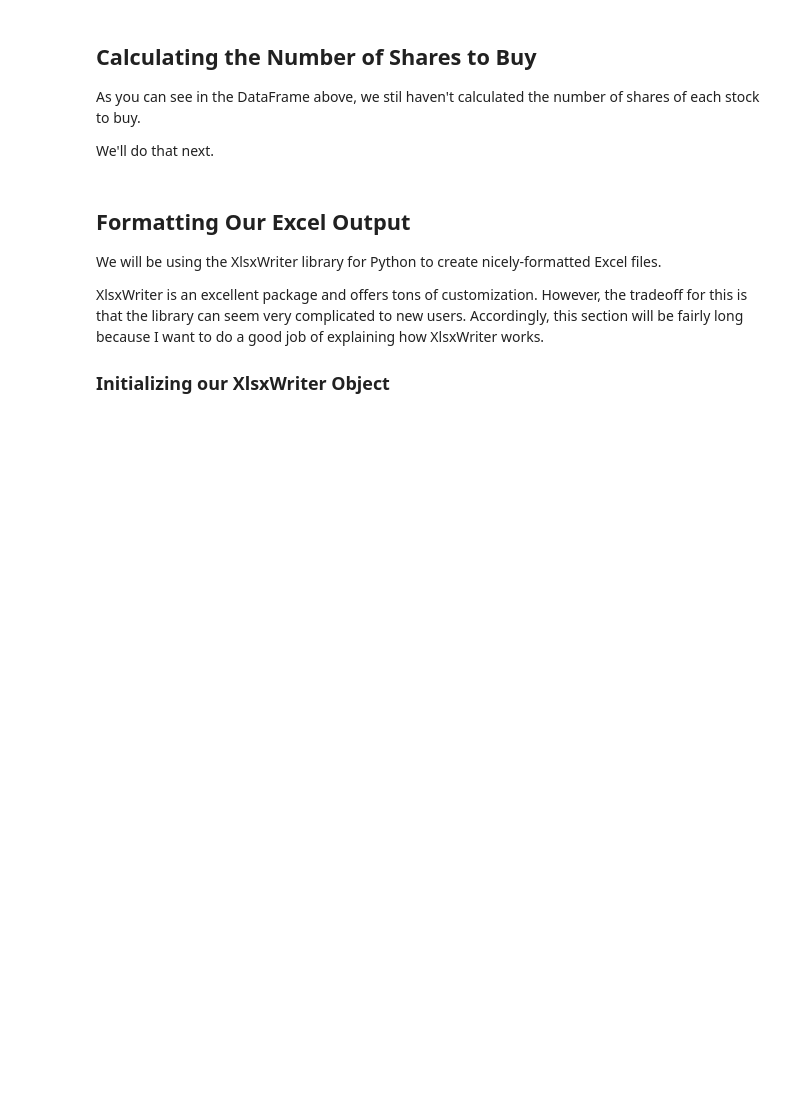
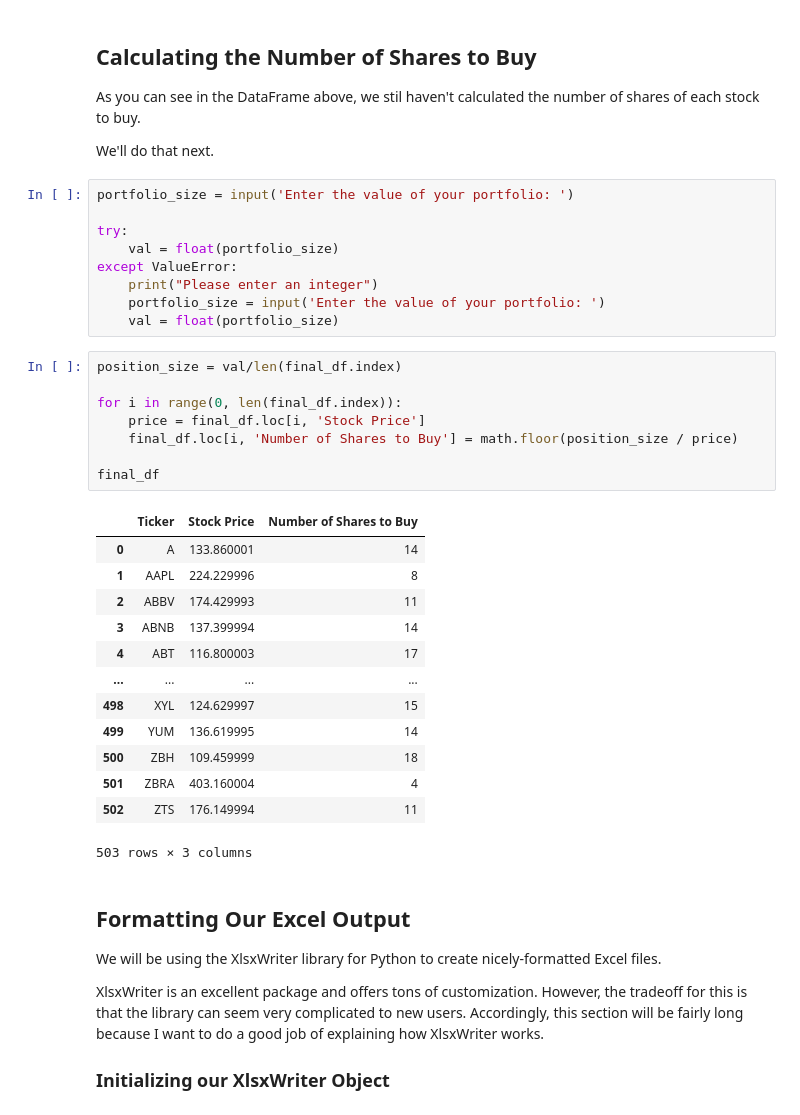
Before and after one commit to ishaanarora25/AlgoTrading, a Jupyter notebook: CodeCampTutorial/001_equal_weight_S&P_500.ipynb, the cells around one changed output. Cells and saved outputs as stored; diff of their text form; blank space fills up the shorter version.

```diff
--- a/CodeCampTutorial/001_equal_weight_S&P_500.ipynb
+++ b/CodeCampTutorial/001_equal_weight_S&P_500.ipynb
@@ -107,6 +194,37 @@ IEX Cloud limits their batch API calls to 100 tickers per request. Still, this r
 As you can see in the DataFrame above, we stil haven't calculated the number of shares of each stock to buy.
 
 We'll do that next.
+# %%
+portfolio_size = input('Enter the value of your portfolio: ')
+
+try:
+    val = float(portfolio_size)
+except ValueError:
+    print("Please enter an integer")
+    portfolio_size = input('Enter the value of your portfolio: ')
+    val = float(portfolio_size)
+# %%
+position_size = val/len(final_df.index)
+
+for i in range(0, len(final_df.index)):
+    price = final_df.loc[i, 'Stock Price']
+    final_df.loc[i, 'Number of Shares to Buy'] = math.floor(position_size / price)
+
+final_df
+# %% [output]
+|  | Ticker | Stock Price | Number of Shares to Buy |
+| 0 | A | 133.860001 | 14 |
+| 1 | AAPL | 224.229996 | 8 |
+| 2 | ABBV | 174.429993 | 11 |
+| 3 | ABNB | 137.399994 | 14 |
+| 4 | ABT | 116.800003 | 17 |
+| ... | ... | ... | ... |
+| 498 | XYL | 124.629997 | 15 |
+| 499 | YUM | 136.619995 | 14 |
+| 500 | ZBH | 109.459999 | 18 |
+| 501 | ZBRA | 403.160004 | 4 |
+| 502 | ZTS | 176.149994 | 11 |
+503 rows × 3 columns
 # %% [markdown]
 ## Formatting Our Excel Output
 
```
Also changed, not shown: parts of 18 cells of this notebook, 5 other files.
